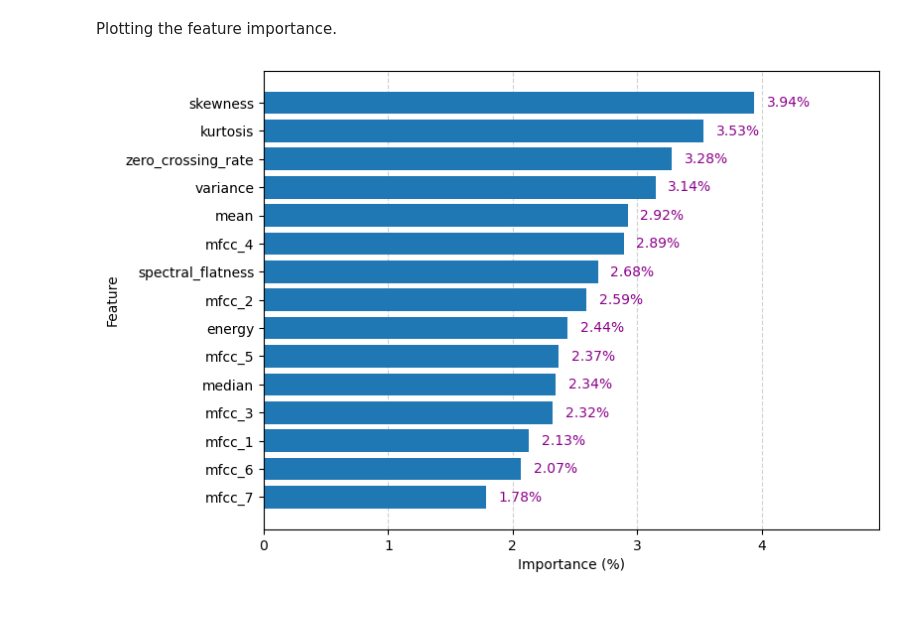
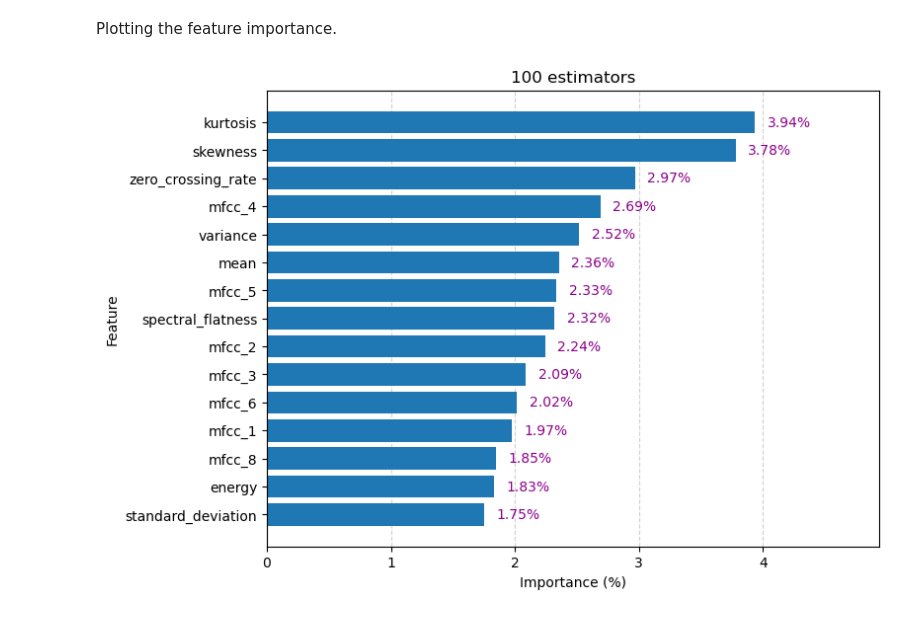
Before and after one commit to titospadini/ser-machine-faults, a Jupyter notebook: mafaulda_main_classes.ipynb, the cells around one changed output. Saved outputs shown, nothing was run; the diff lists cells and outputs as text; code cells hidden in the pictures.

```diff
--- a/mafaulda_main_classes.ipynb
+++ b/mafaulda_main_classes.ipynb
@@ -91,3 +109,16 @@ y = class_column_encoded.copy()
+# %%
+scaler = preprocessing.RobustScaler()
+# scaler = preprocessing.StandardScaler()
+# scaler = preprocessing.MinMaxScaler()
+# scaler = preprocessing.MaxAbsScaler()
+# scaler = preprocessing.Normalizer(norm='l1')
+# scaler = preprocessing.Normalizer(norm='l2')
+# scaler = preprocessing.Normalizer(norm='max')
+# scaler = preprocessing.PowerTransformer(method="yeo-johnson")
+# scaler = preprocessing.QuantileTransformer(output_distribution="uniform", random_state=42)
+# scaler = preprocessing.QuantileTransformer(output_distribution="normal", random_state=42)
+
+X = scaler.fit_transform(X)
 # %% [markdown]
 Now, we apply a data augmentation to the dataset of features and classes.
 
@@ -96,11 +127,21 @@ We also add the "source" column, because it is used to be sure that there are no
 Then, we check the amount of samples per class generated by the data augmentation process.
 # %%
 # apply ADASYN (oversampling minority class) to the dataset
-X_resampled, y_resampled = ADASYN(sampling_strategy="minority", random_state=42).fit_resample(X, y)
+sampling_strategy = {
+    0: 6000,
+    1: 6000,
+    2: 6000,
+    3: 6000,
+    4: 6000,
+    5: 6000}
+# sampling_strategy = "minority"
+X_resampled, y_resampled = ADASYN(sampling_strategy=sampling_strategy, random_state=42).fit_resample(X, y)
+
+n_generated = X_resampled.shape[0] - X.shape[0]
 
 # create a new dataframe with the new samples
-new_df = pd.DataFrame(X_resampled, columns=features.columns)
-new_df["class"] = label_encoder.inverse_transform(y_resampled)
+new_df = pd.DataFrame(X_resampled[-n_generated:], columns=features.columns)
+new_df["class"] = label_encoder.inverse_transform(y_resampled[-n_generated:])
 new_df["source"] = "generated"
 
 # add label column to the dataframe of new samples
@@ -193,8 +242,3 @@ Standardize data for both train and test steps.
-# %%
-scaler = preprocessing.RobustScaler()
-
-X_train = scaler.fit_transform(X_train)
-X_test  = scaler.transform(X_test)
 # %% [markdown]
 Creating cross-validation object, which is a stratified K-Fold with 5 splits and shuffle.
 # %%
@@ -310,34 +493,37 @@ importance_df.index = [feature_names[int(feat[1:])] for feat in importance_df.in
 importance_df.index.name = 'feature'
 importance_df.reset_index(inplace=True)
 
 # Normalize importances to sum up to 1 and convert to percentage
 importance_df['importance'] /= importance_df['importance'].sum()
 importance_df['importance_percent'] = importance_df['importance'] * 100
 
 # Sort the DataFrame by importance in descending order
 importance_df = importance_df.sort_values(by='importance', ascending=False)
 
 # Select the top 15 features
 top_features = importance_df.head(15)
 
 # Plot the feature importances as percentages
 plt.figure(figsize=(8, 6))
 bars = plt.barh(top_features['feature'], top_features['importance_percent'], zorder=2)
 plt.grid(linestyle='--', axis='x', linewidth=0.85, color='gray', alpha=0.35, zorder=0)
 plt.xlabel('Importance (%)')
 plt.ylabel('Feature')
 plt.gca().invert_yaxis()  # Invert y-axis to show the most important feature at the top
 
 # Add the importance values to the right of each bar
 for bar, value in zip(bars, top_features['importance_percent']):
     plt.text(bar.get_width() + 0.1, bar.get_y() + bar.get_height()/2, f'{value:.2f}%', va='center', color='darkmagenta')
 
 # Set the xlim to ensure the text stays within the plot
 plt.xlim(0, top_features['importance_percent'].max() + 1)  # Add minimal padding to the xlim
 
+plt.title(f"{NUM_BOOST_ROUND} estimators")
+
+plt.savefig(f"results/mafaulda_main_classes_rounds={NUM_BOOST_ROUND}_maxdepth={params['max_depth']}_feature-importance.pdf", format="pdf", dpi=300, transparent=False, bbox_inches="tight")
 plt.show()
 # %% [output]
-[figure, old version]
+[figure, new version]
 # %%
 def train_model(X_train, y_train, n_estimators=10, verbose_eval=False):
     skf = model_selection.StratifiedKFold(n_splits=5, shuffle=True, random_state=42)
```
Also changed, not shown: parts of 22 cells of this notebook.
